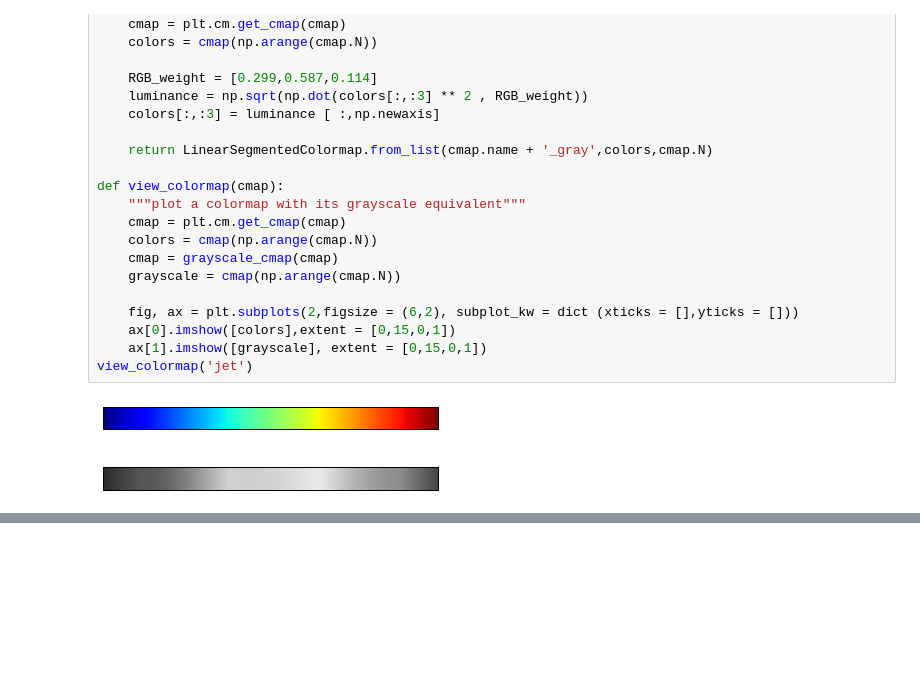
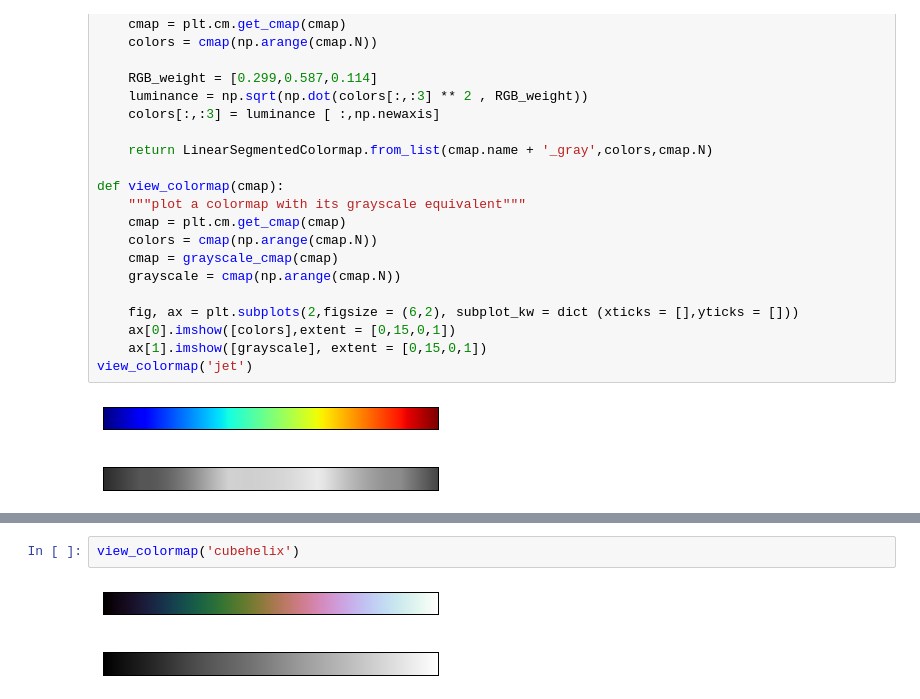
Before and after one commit to SpIIIII/jupyter-repo, a Jupyter notebook: Python Data Science Cookbook/Main.ipynb, the cells around one changed output, grey strips where cells are left out. Drawn from its saved outputs; the diff is of its cells as text; blank space fills up the shorter version.

```diff
--- a/Python Data Science Cookbook/Main.ipynb
+++ b/Python Data Science Cookbook/Main.ipynb
@@ -996,0 +978,4 @@ AttributeError: 'numpy.ndarray' object has no attribute 'N'
+# %%
+view_colormap('cubehelix')
+# %% [output]
+[figure, added]
```
Also changed, not shown: parts of 5 cells of this notebook.
